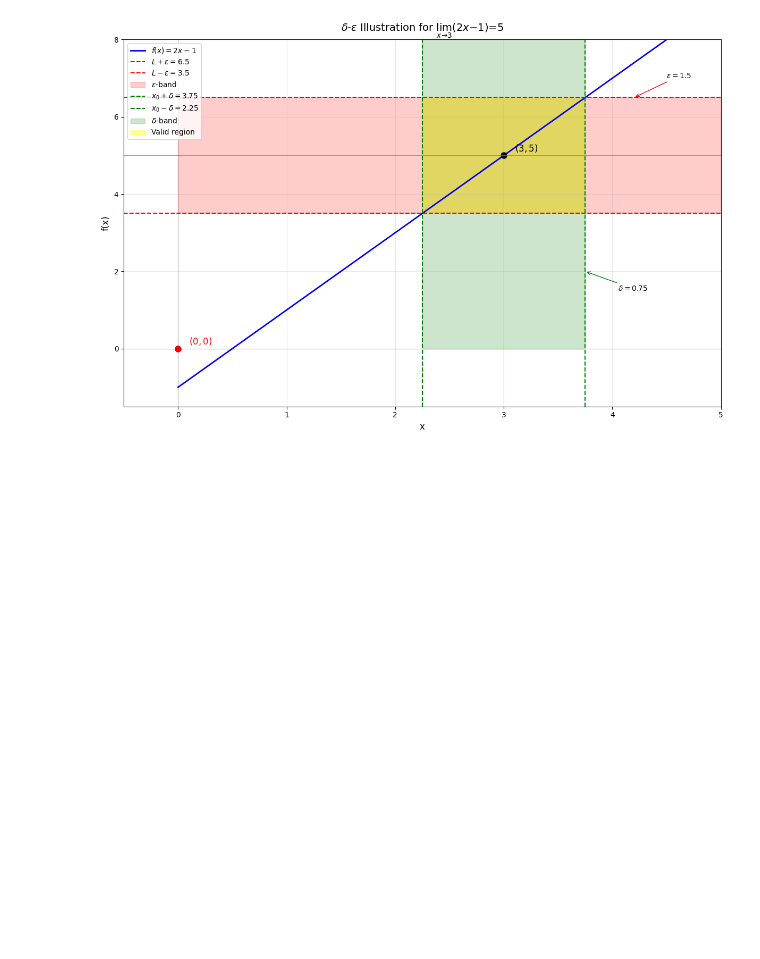
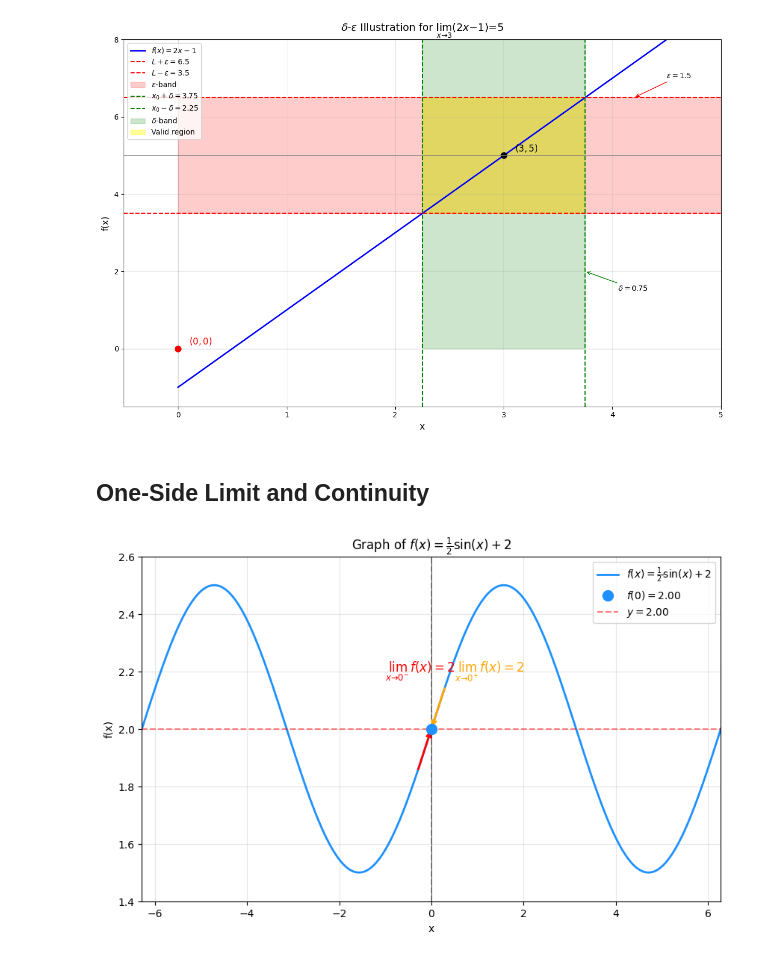
Before and after one commit to PatiphanAK/math-for-it, a Jupyter notebook: calculus/Limit.ipynb, the cells around one changed output. Saved outputs shown, nothing was run; the diff lists cells and outputs as text; code cells hidden in the pictures; blank space fills up the shorter version.

Commit message:
update oneside limit

```diff
--- a/calculus/Limit.ipynb
+++ b/calculus/Limit.ipynb
@@ -491,3 +492,56 @@ plt.tight_layout()
 plt.show()
 # %% [output]
 [figure]
+# %% [markdown]
+## One-Side Limit and Continuity
+# %%
+# Define the function
+def f(x):
+    return 0.5 * np.sin(x) + 2
+
+# Generate x values
+x = np.linspace(-2 * np.pi, 2 * np.pi, 400)
+y = f(x)
+
+# Create the plot
+plt.figure(figsize=(10, 6))
+
+# Plot the actual function
+plt.plot(x, y, 'dodgerblue', linewidth=2, label=r'$f(x) = \frac{1}{2}\sin(x) + 2$')
+
+# Mark the point at x=0
+plt.scatter(0, f(0), color='dodgerblue', s=100, zorder=5, label=f'$f(0) = {f(0):.2f}$', edgecolors='dodgerblue')
+
+# Add reference lines
+plt.axvline(0, color='gray', linestyle='--', alpha=0.5)
+plt.axhline(f(0), color='red', linestyle='--', alpha=0.5, label=f'$y = {f(0):.2f}$')
+
+# Add arrows and text for one-sided limits
+# Left-sided limit (approaching from negative x)
+plt.annotate('', xy=(0, f(0)), xytext=(-0.3, f(-0.3)),
+             arrowprops=dict(arrowstyle='->', color='red', lw=2),
+             zorder=4)
+plt.text(-1, 2.2, r'$\lim_{x \to 0^-} f(x) = 2$', color='red', fontsize=12)
+
+# Right-sided limit (approaching from positive x)
+plt.annotate('', xy=(0, f(0)), xytext=(0.3, f(0.3)),
+             arrowprops=dict(arrowstyle='->', color='orange', lw=2),
+             zorder=4)
+plt.text(0.5, 2.2, r'$\lim_{x \to 0^+} f(x) = 2$', color='orange', fontsize=12)
+
+
+# Customize plot
+plt.title(r'Graph of $f(x) = \frac{1}{2}\sin(x) + 2$')
+plt.xlabel('x')
+plt.ylabel('f(x)')
+plt.grid(True, alpha=0.3)
+plt.legend()
+plt.axhline(0, color='black', linewidth=0.5)
+plt.axvline(0, color='black', linewidth=0.5)
+
+# Set reasonable limits to see the function clearly
+plt.xlim(-2*np.pi, 2*np.pi)
+plt.ylim(1.4, 2.6)
+plt.show()
+# %% [output]
+[figure, added]
```
Also changed, not shown: parts of 5 cells of this notebook.
